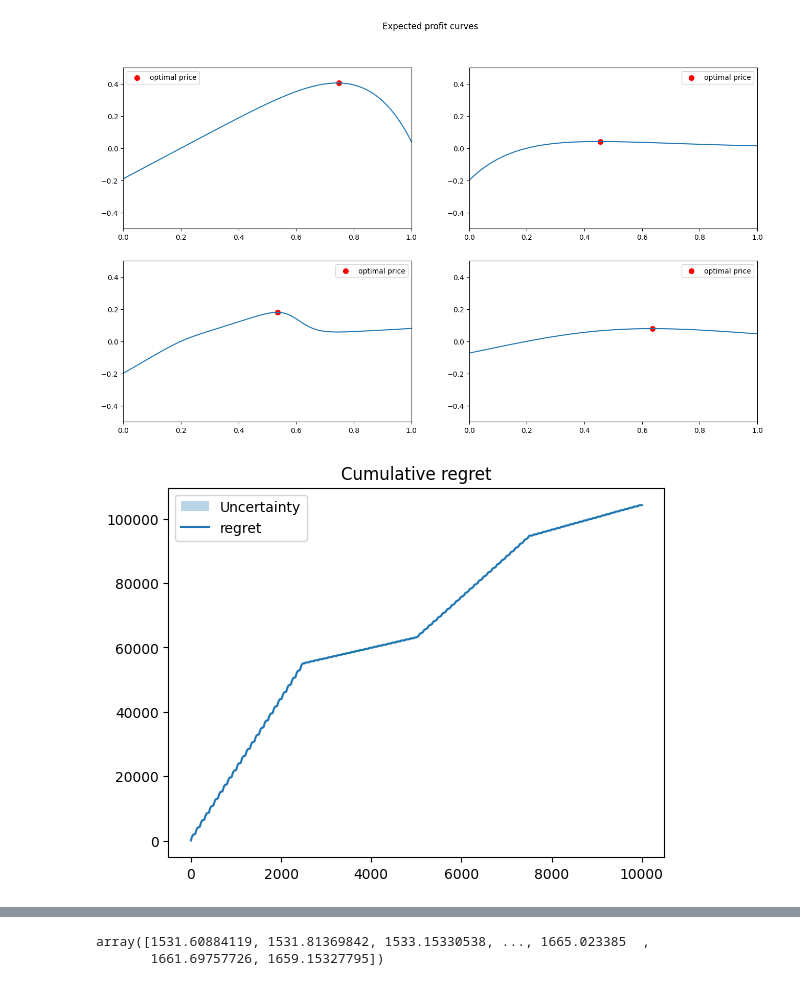
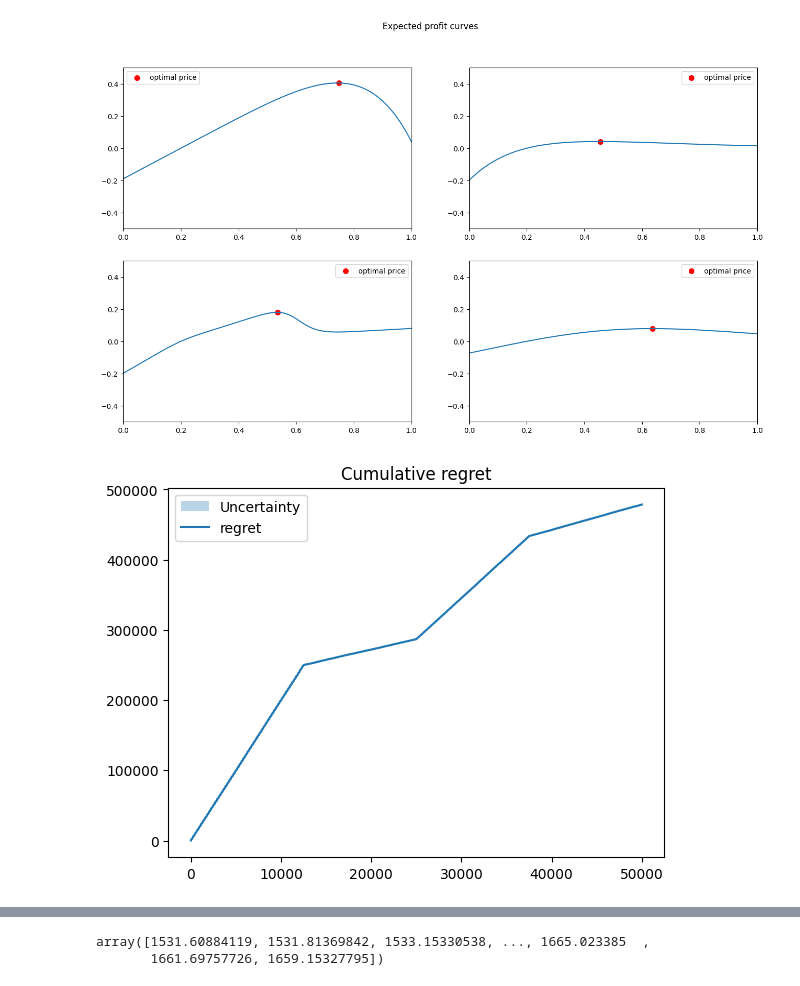
Before and after one commit to manuu1311/OLA-project, a Jupyter notebook: Deliverables/Requirement3/prova.ipynb, the cells around one changed output, grey strips where cells are left out. Cells and saved outputs as stored; diff of their text form; code cells hidden in the pictures.

```diff
--- a/Deliverables/Requirement3/prova.ipynb
+++ b/Deliverables/Requirement3/prova.ipynb
@@ -55,7 +55,7 @@ Best_price for demand curve number 3: 0.6363636363636365
 [figure]
 # %%
 np.seterr('ignore')
-T=10000
+T=50000
 num_cust=100
 discretization=100
 prices=np.linspace(0,1,discretization)
@@ -71,38 +71,40 @@ clair_prices[0:indexes[0]]=best_prices[0]
 clair_prices[indexes[0]:indexes[1]]=best_prices[1]
 clair_prices[indexes[1]:indexes[2]]=best_prices[2]
 clair_prices[indexes[2]:indexes[3]]=best_prices[3]
+
+seeds=[1]
 
 for seed in seeds:
     np.random.seed(seed)
     agent=SWUCBAgent(100,T,int(np.sqrt(T)),prices)
     env=PricingEnvironment(norm_dem_curves,cost,indexes)
     pulls=np.array([])
     rewards=np.array([])
     clair_reward=np.array([])
     for t in range(T):
         p_t = agent.pull_arm()
         d_t, r_t = env.round(p_t, num_cust,debug=False)
         agent.update(r_t/num_cust)
         rewards = np.append(rewards, r_t)
         pulls=np.append(pulls,p_t)
         dc,rc=env.round(clair_prices[t],num_cust,clairvoyant=True)
         clair_reward = np.append(clair_reward, rc)
     cumulative_regret=np.cumsum(clair_reward-rewards)
     regret_per_trial.append(cumulative_regret)
 
 regret_per_trial = np.array(regret_per_trial)
 
 average_regret = regret_per_trial.mean(axis=0)
 regret_sd = regret_per_trial.std(axis=0)
 n_trials=1
 plt.fill_between(np.arange(T),average_regret-regret_sd/np.sqrt(n_trials),average_regret+regret_sd/np.sqrt(n_trials),alpha=0.3,label='Uncertainty')
 
 plt.plot(average_regret,label='regret')
 plt.title('Cumulative regret')
 plt.legend()
 plt.show()
 # %% [output]
-[figure, old version]
+[figure, new version]
 # %%
 fig,axs=plt.subplots(2,2,figsize=(18,6))
 axs=axs.reshape(-1)
```
Also changed, not shown: parts of 3 cells of this notebook, 3 other files.
